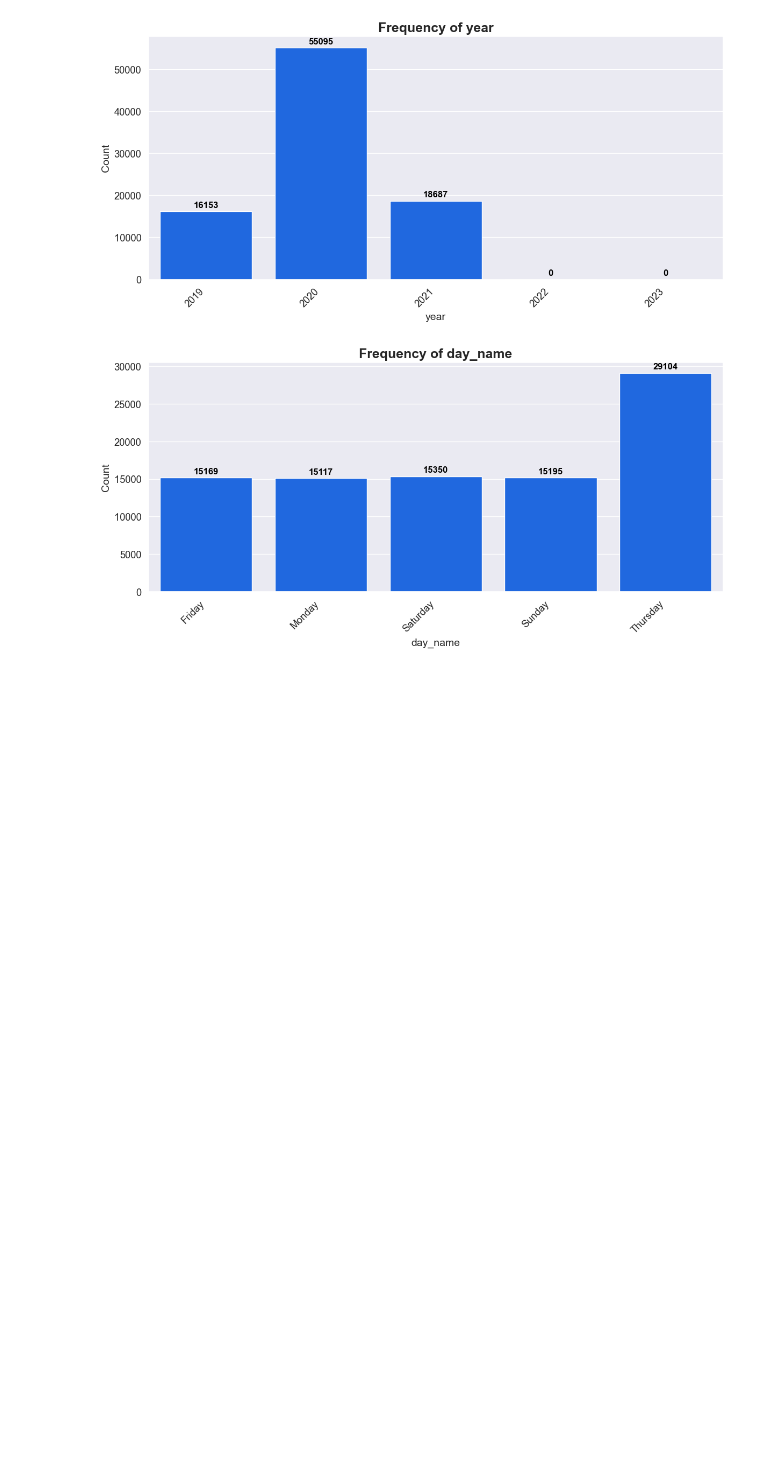
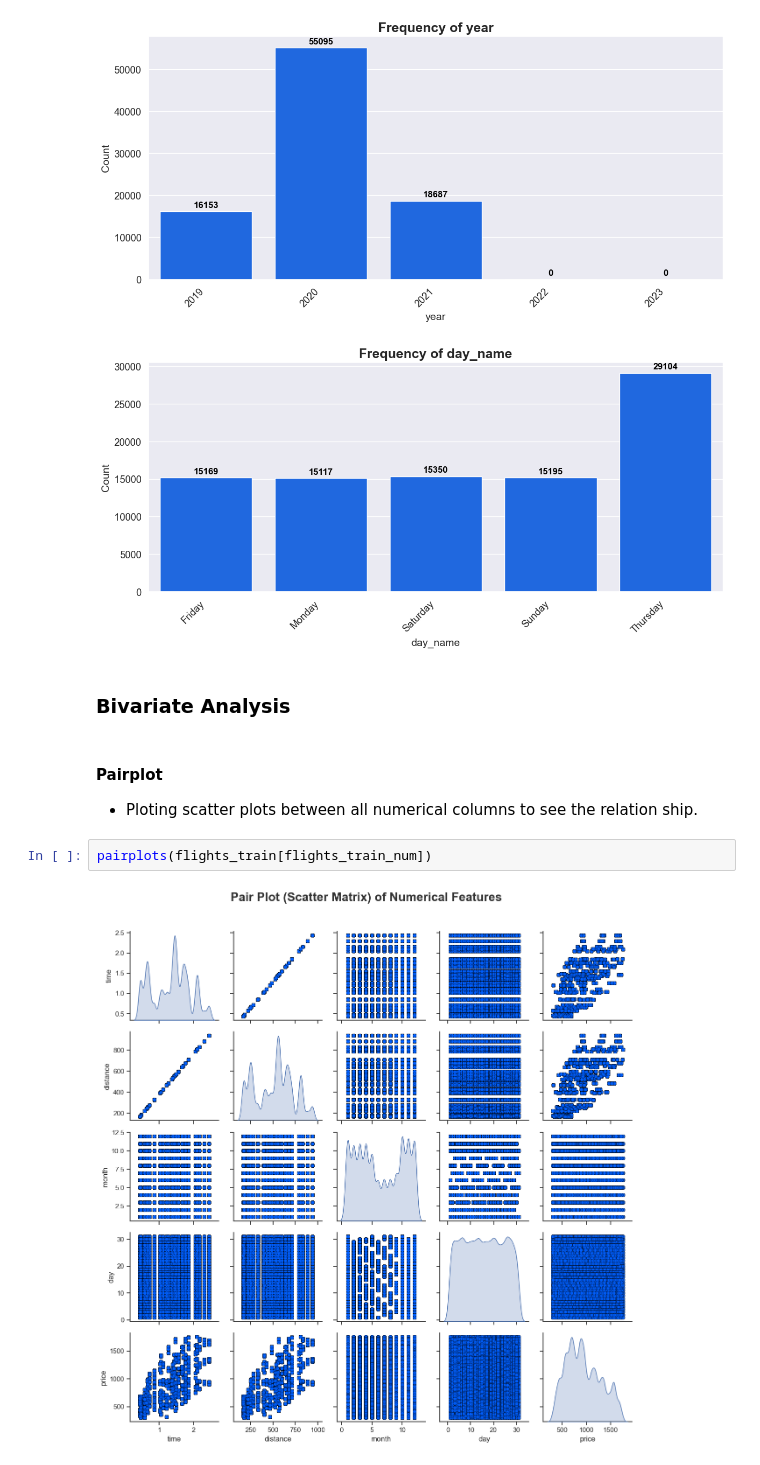
Before and after one commit to dakshvanshaj/flights-price-prediction-mlops, a Jupyter notebook: Notebooks/flights_eda.ipynb, the cells around one changed output. Drawn from its saved outputs; the diff is of its cells as text; blank space fills up the shorter version.

Commit message:
Add bivariate analysis pairplots, correlation matrix

```diff
--- a/Notebooks/flights_eda.ipynb
+++ b/Notebooks/flights_eda.ipynb
@@ -724,3 +725,12 @@ barplot_univariate(flights_train, flights_train_cat)
 [figure]
 [figure]
 [figure]
+# %% [markdown]
+### **Bivariate Analysis**
+# %% [markdown]
+#### **Pairplot**
+- Ploting scatter plots between all numerical columns to see the relation ship.
+# %%
+pairplots(flights_train[flights_train_num])
+# %% [output]
+[figure, added]
```
Also changed, not shown: parts of 3 cells of this notebook.
